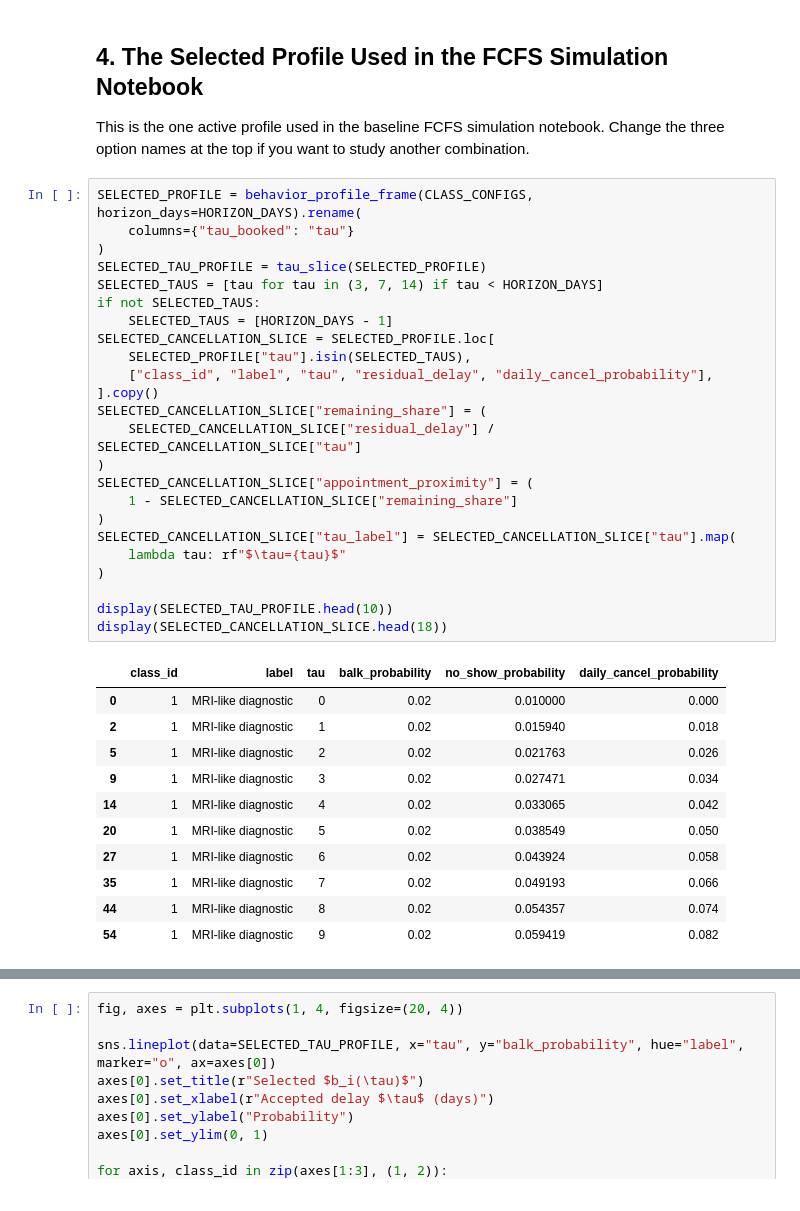
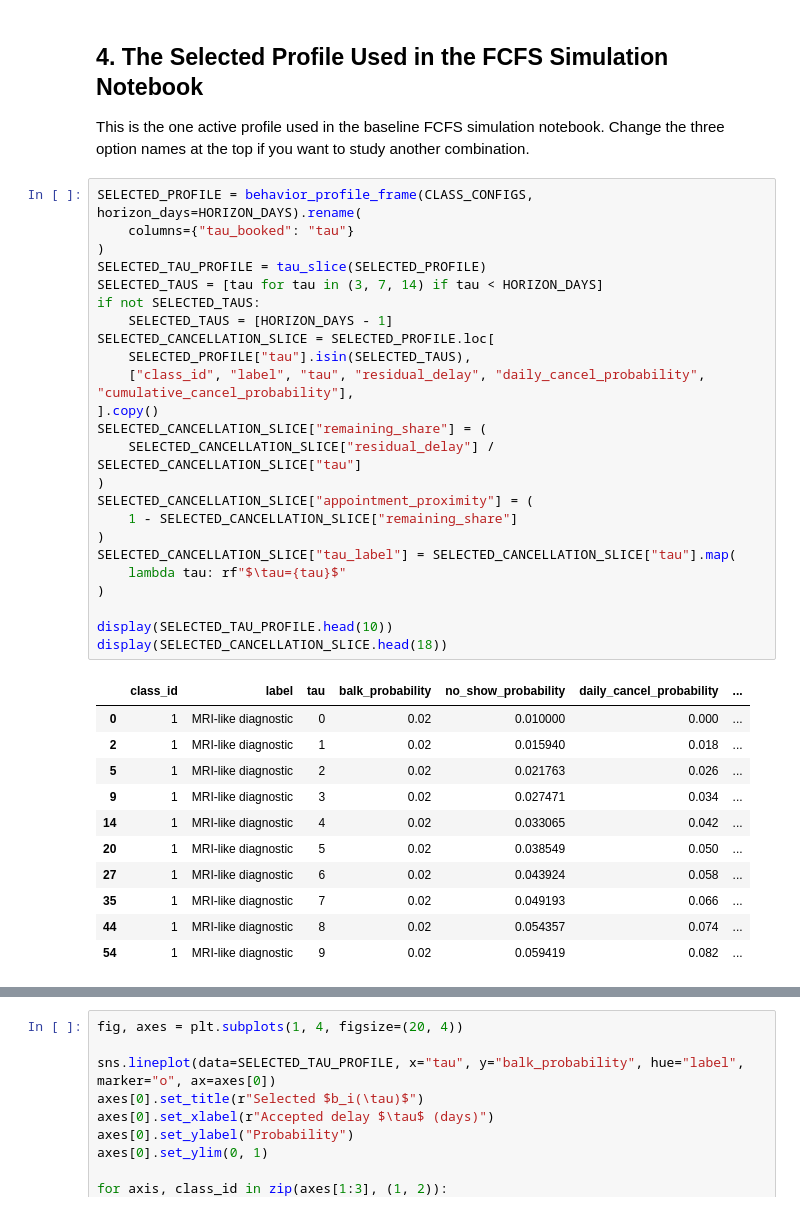
Before and after one commit to alexandre-sdd/research_cuimc_queuing, a Jupyter notebook: Notebooks/behavior_functions.ipynb, the cells around one changed output, grey strips where cells are left out. Cells and saved outputs as stored; diff of their text form.

Commit message:
feat: add cumulative cancellation profiles

```diff
--- a/Notebooks/behavior_functions.ipynb
+++ b/Notebooks/behavior_functions.ipynb
@@ -255,36 +323,36 @@ This is the one active profile used in the baseline FCFS simulation notebook. Ch
 # %%
 SELECTED_PROFILE = behavior_profile_frame(CLASS_CONFIGS, horizon_days=HORIZON_DAYS).rename(
     columns={"tau_booked": "tau"}
 )
 SELECTED_TAU_PROFILE = tau_slice(SELECTED_PROFILE)
 SELECTED_TAUS = [tau for tau in (3, 7, 14) if tau < HORIZON_DAYS]
 if not SELECTED_TAUS:
     SELECTED_TAUS = [HORIZON_DAYS - 1]
 SELECTED_CANCELLATION_SLICE = SELECTED_PROFILE.loc[
     SELECTED_PROFILE["tau"].isin(SELECTED_TAUS),
-    ["class_id", "label", "tau", "residual_delay", "daily_cancel_probability"],
+    ["class_id", "label", "tau", "residual_delay", "daily_cancel_probability", "cumulative_cancel_probability"],
 ].copy()
 SELECTED_CANCELLATION_SLICE["remaining_share"] = (
     SELECTED_CANCELLATION_SLICE["residual_delay"] / SELECTED_CANCELLATION_SLICE["tau"]
 )
 SELECTED_CANCELLATION_SLICE["appointment_proximity"] = (
     1 - SELECTED_CANCELLATION_SLICE["remaining_share"]
 )
 SELECTED_CANCELLATION_SLICE["tau_label"] = SELECTED_CANCELLATION_SLICE["tau"].map(
     lambda tau: rf"$\tau={tau}$"
 )
 
 display(SELECTED_TAU_PROFILE.head(10))
 display(SELECTED_CANCELLATION_SLICE.head(18))
 # %% [output]
-|  | class_id | label | tau | balk_probability | no_show_probability | daily_cancel_probability |
-| 0 | 1 | MRI-like diagnostic | 0 | 0.02 | 0.010000 | 0.000 |
-| 2 | 1 | MRI-like diagnostic | 1 | 0.02 | 0.015940 | 0.018 |
-| 5 | 1 | MRI-like diagnostic | 2 | 0.02 | 0.021763 | 0.026 |
-| 9 | 1 | MRI-like diagnostic | 3 | 0.02 | 0.027471 | 0.034 |
-| 14 | 1 | MRI-like diagnostic | 4 | 0.02 | 0.033065 | 0.042 |
-| 20 | 1 | MRI-like diagnostic | 5 | 0.02 | 0.038549 | 0.050 |
-| 27 | 1 | MRI-like diagnostic | 6 | 0.02 | 0.043924 | 0.058 |
-| 35 | 1 | MRI-like diagnostic | 7 | 0.02 | 0.049193 | 0.066 |
-| 44 | 1 | MRI-like diagnostic | 8 | 0.02 | 0.054357 | 0.074 |
-| 54 | 1 | MRI-like diagnostic | 9 | 0.02 | 0.059419 | 0.082 |
+|  | class_id | label | tau | balk_probability | no_show_probability | daily_cancel_probability | ... |
+| 0 | 1 | MRI-like diagnostic | 0 | 0.02 | 0.010000 | 0.000 | ... |
+| 2 | 1 | MRI-like diagnostic | 1 | 0.02 | 0.015940 | 0.018 | ... |
+| 5 | 1 | MRI-like diagnostic | 2 | 0.02 | 0.021763 | 0.026 | ... |
+| 9 | 1 | MRI-like diagnostic | 3 | 0.02 | 0.027471 | 0.034 | ... |
+| 14 | 1 | MRI-like diagnostic | 4 | 0.02 | 0.033065 | 0.042 | ... |
+| 20 | 1 | MRI-like diagnostic | 5 | 0.02 | 0.038549 | 0.050 | ... |
+| 27 | 1 | MRI-like diagnostic | 6 | 0.02 | 0.043924 | 0.058 | ... |
+| 35 | 1 | MRI-like diagnostic | 7 | 0.02 | 0.049193 | 0.066 | ... |
+| 44 | 1 | MRI-like diagnostic | 8 | 0.02 | 0.054357 | 0.074 | ... |
+| 54 | 1 | MRI-like diagnostic | 9 | 0.02 | 0.059419 | 0.082 | ... |
```
Also changed, not shown: parts of 4 cells of this notebook, 3 other files.
